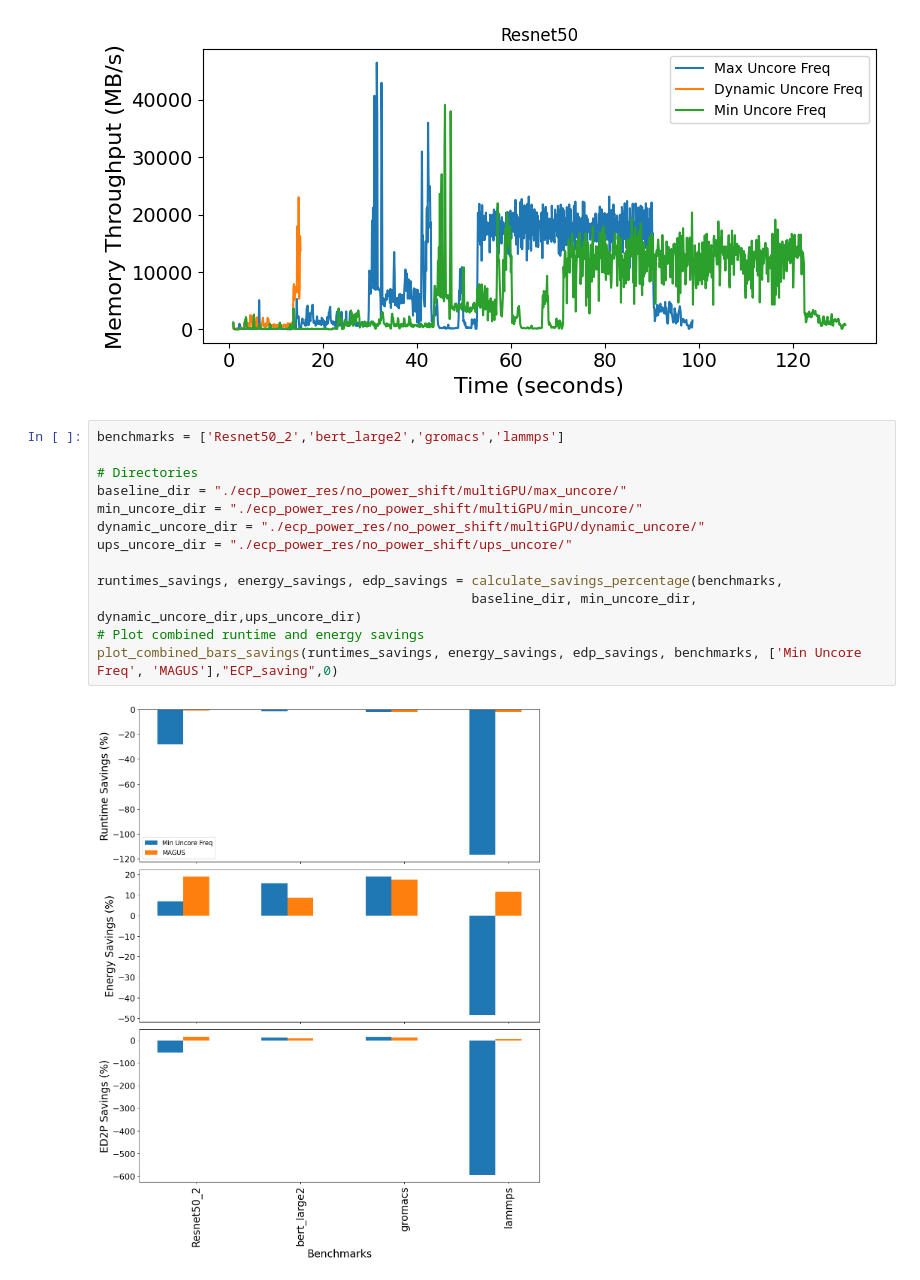
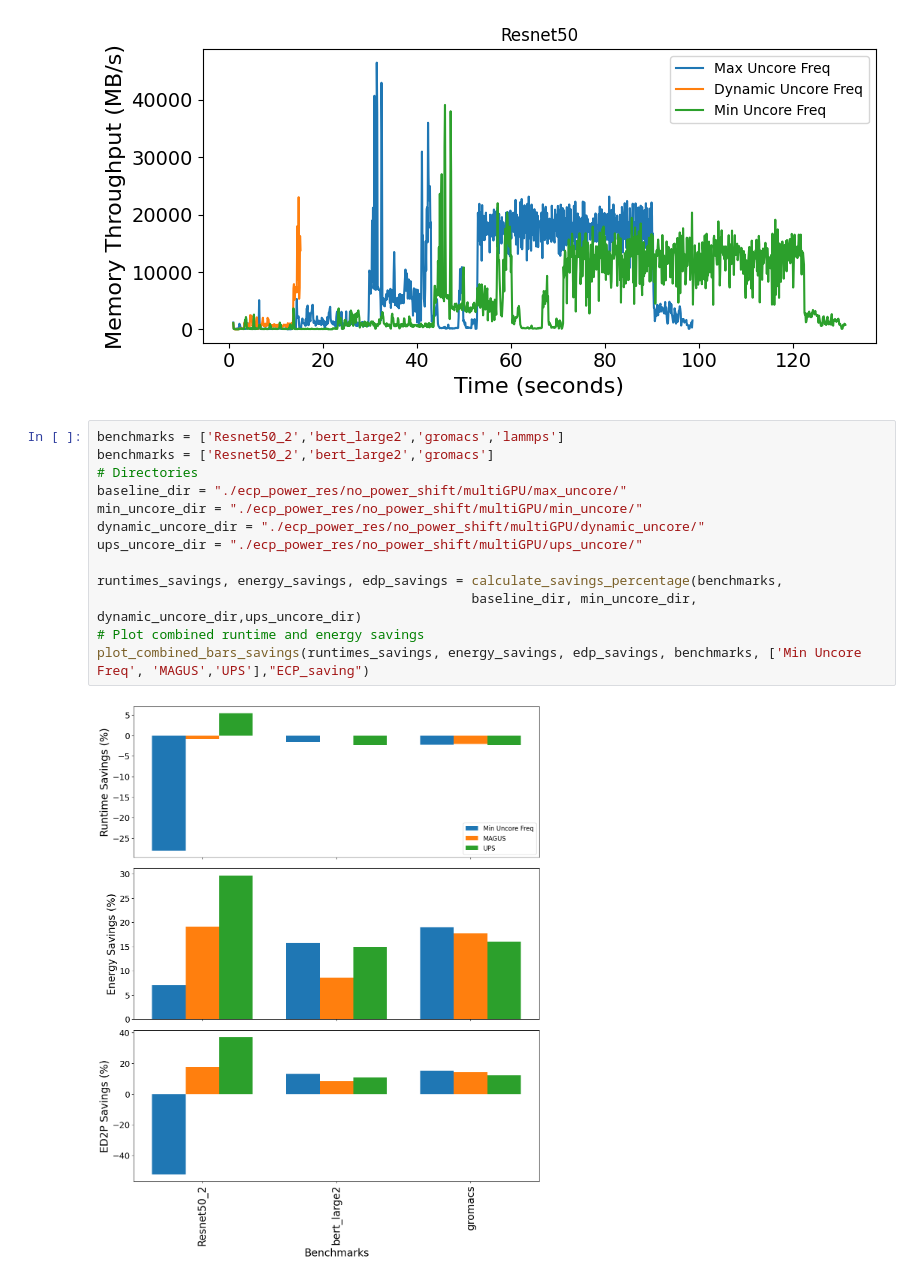
Before and after one commit to zzheng33/power, a Jupyter notebook: GPGPU/data/uncore_fs.ipynb, the cells around one changed output. Saved outputs shown, nothing was run; the diff lists cells and outputs as text.

```diff
--- a/GPGPU/data/uncore_fs.ipynb
+++ b/GPGPU/data/uncore_fs.ipynb
@@ -871,16 +871,16 @@ plot_memory_throughput(mem_tps_dir_max,mem_tps_dir_min,mem_tps_dir_dynamic,'Resn
 [figure]
 # %%
 benchmarks = ['Resnet50_2','bert_large2','gromacs','lammps']
-
+benchmarks = ['Resnet50_2','bert_large2','gromacs']
 # Directories
 baseline_dir = "./ecp_power_res/no_power_shift/multiGPU/max_uncore/"
 min_uncore_dir = "./ecp_power_res/no_power_shift/multiGPU/min_uncore/"
 dynamic_uncore_dir = "./ecp_power_res/no_power_shift/multiGPU/dynamic_uncore/"
-ups_uncore_dir = "./ecp_power_res/no_power_shift/ups_uncore/"
+ups_uncore_dir = "./ecp_power_res/no_power_shift/multiGPU/ups_uncore/"
 
 runtimes_savings, energy_savings, edp_savings = calculate_savings_percentage(benchmarks,
                                                 baseline_dir, min_uncore_dir, dynamic_uncore_dir,ups_uncore_dir)
 # Plot combined runtime and energy savings
-plot_combined_bars_savings(runtimes_savings, energy_savings, edp_savings, benchmarks, ['Min Uncore Freq', 'MAGUS'],"ECP_saving",0)
+plot_combined_bars_savings(runtimes_savings, energy_savings, edp_savings, benchmarks, ['Min Uncore Freq', 'MAGUS','UPS'],"ECP_saving")
 # %% [output]
-[figure, old version]
+[figure, new version]
```
Also changed, not shown: 4 other files.
